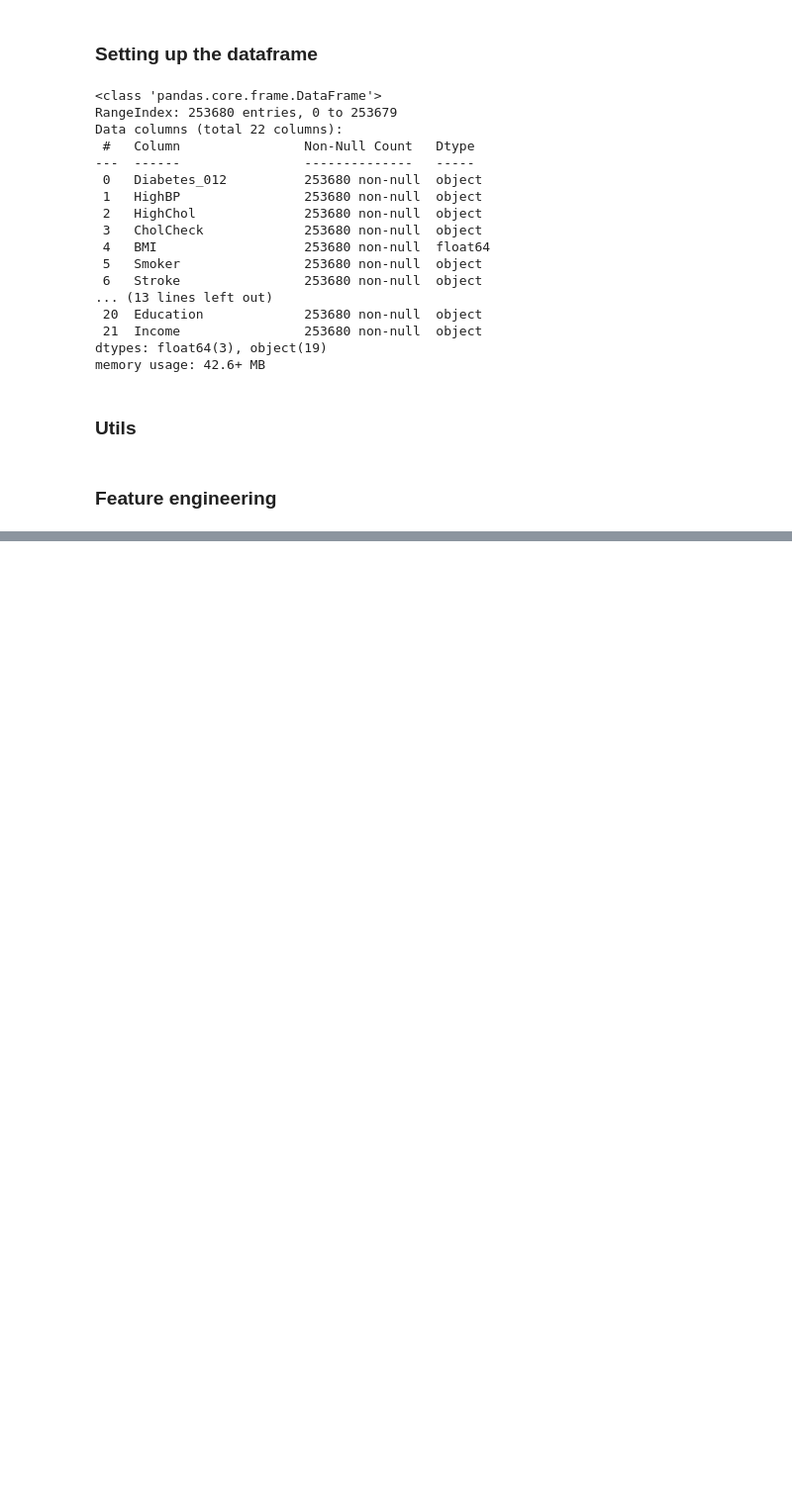
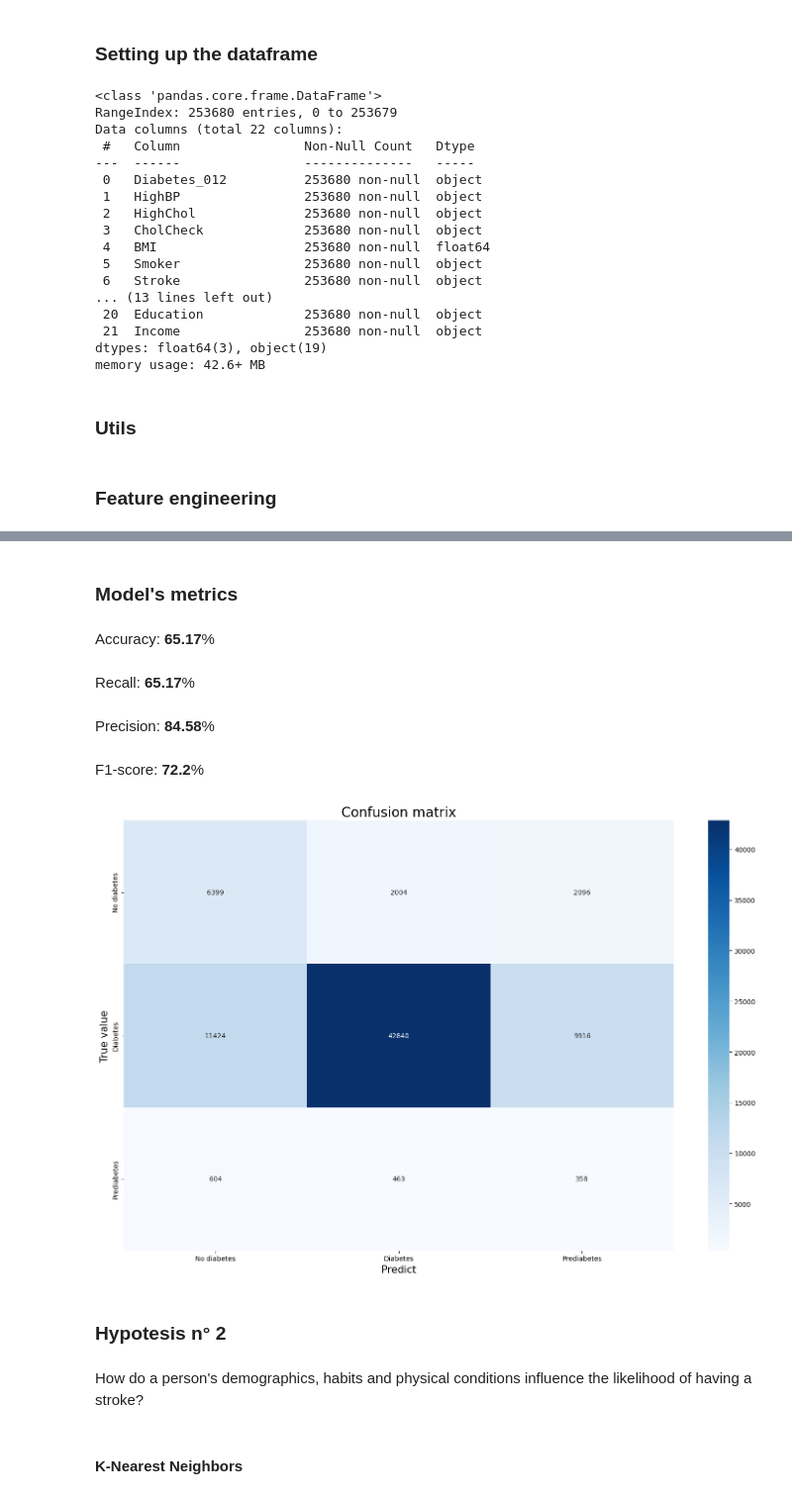
Before and after one commit to jeremias-mena/medpredictor-ML, a Jupyter notebook: medpredictor/notebooks/04-ML-models.ipynb, the cells around one changed output, grey strips where cells are left out. Shown: that part at 99% size. Drawn from its saved outputs; the diff is of its cells as text; code cells hidden in the pictures; blank space fills up the shorter version.

```diff
--- a/medpredictor/notebooks/04-ML-models.ipynb
+++ b/medpredictor/notebooks/04-ML-models.ipynb
@@ -135,0 +197,37 @@ y_h3 = df_enc['HeartDiseaseorAttack_enc']
+# %%
+model = RandomForestClassifier(n_estimators=27,
+                               max_depth=10)
+model.fit(X_train_resampled, y_train_resampled)
+y_pred = model.predict(X_test)
+# %%
+met = model_metrics(y_test, y_pred, 'weighted')
+display(Markdown("### **Model's metrics**"))
+show_metrics(met)
+
+cm = metrics.confusion_matrix(y_test, y_pred)
+
+title = "Confusion matrix"
+x_label = "Predict"
+y_label = "True value"
+colors = "Blues"
+
+graph = Graph(graph_title=title,
+              xlabel_name=x_label,
+              ylabel_name=y_label,
+              colors=colors)
+
+graph.heatmap_plot_sns(data=cm,
+                       xticklabels=df_dec['Diabetes_012_dec'].unique(),
+                       yticklabels=df_dec['Diabetes_012_dec'].unique()
+                       )
+# %% [output]
+### **Model's metrics**
+Accuracy: **65.17**%
+Recall: **65.17**%
+Precision: **84.58**%
+F1-score: **72.2**%
+[figure, added]
+# %% [markdown]
+### **Hypotesis n° 2**
+# %% [markdown]
+How do a person's demographics, habits and physical conditions influence the likelihood of having a stroke?
@@ -135,0 +239,2 @@ y_h3 = df_enc['HeartDiseaseorAttack_enc']
+# %% [markdown]
+#### **K-Nearest Neighbors**
```
Also changed, not shown: parts of 34 cells of this notebook.
